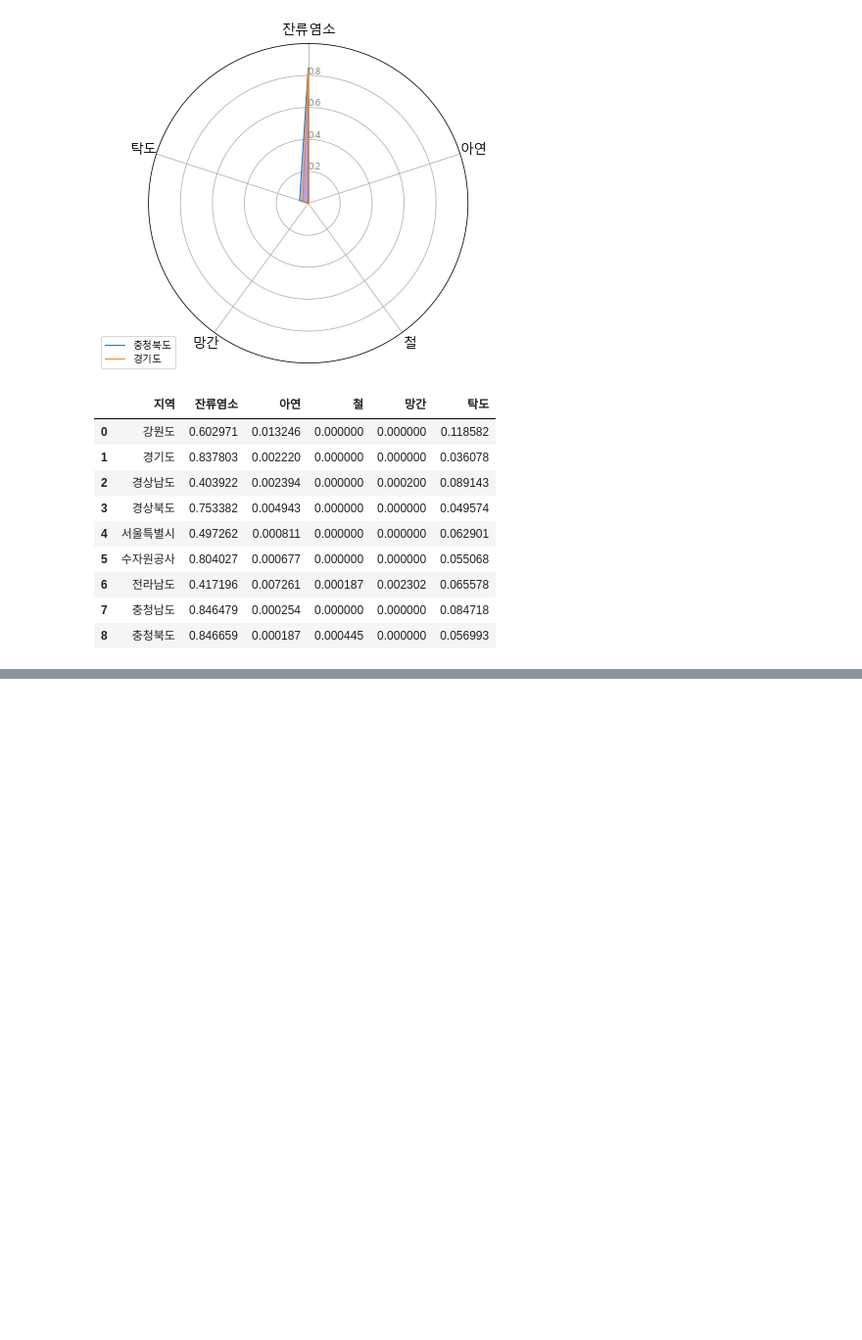
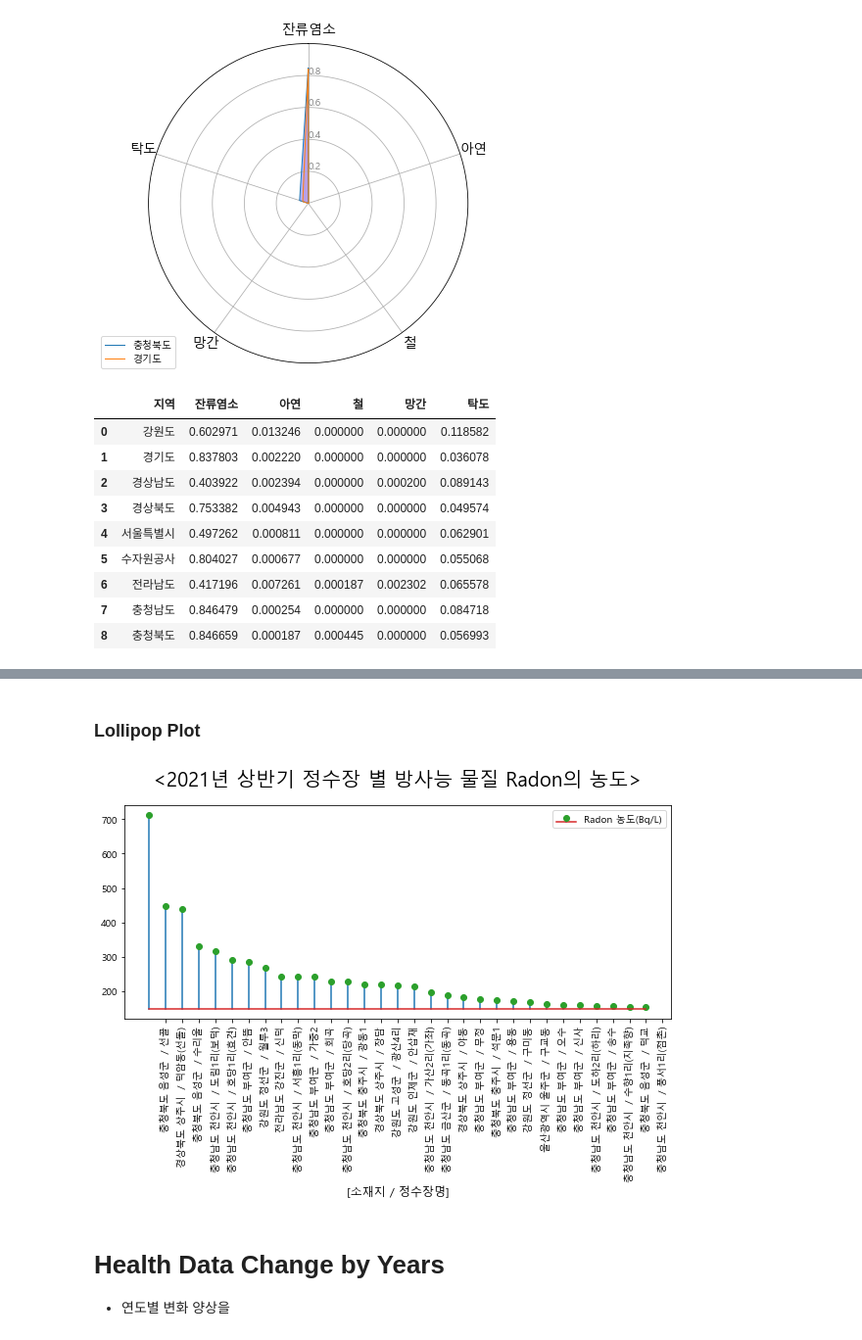
Before and after one commit to BreadFeet/K-water_project, a Jupyter notebook: myanalysis/03_Data_Analysis.ipynb, the cells around one changed output, grey strips where cells are left out. Shown at 98% size. Cells and saved outputs as stored; diff of their text form; code cells hidden in the pictures; blank space fills up the shorter version.

```diff
--- a/myanalysis/03_Data_Analysis.ipynb
+++ b/myanalysis/03_Data_Analysis.ipynb
@@ -571,0 +679,3 @@ df_21
+# %%
+rd = pd.read_excel('../data/rawdata/radon.xlsx', engine='openpyxl')
+rd.head()
@@ -571,0 +689,3 @@ df_21
+# %%
+rd.sort_values('Radon', ascending=False, ignore_index=True, inplace=True)
+rd
@@ -571,0 +706,4 @@ df_21
+# %%
+# x축 고려해서 소재지 + 시설명 만들기
+rd['소재지 / 정수장명'] = rd['소재지'] + ' / ' + rd['시설명']
+rd
@@ -571,0 +724,4 @@ df_21
+# %%
+# 기준치 이상인 곳만 추출
+rd148 = rd[rd['Radon'] > 148]
+rd148
@@ -571,0 +746,17 @@ df_21
+# %% [markdown]
+### Lollipop Plot
+# %%
+plt.figure(figsize=(10, 4))
+plt.stem(rd148['Radon'], markerfmt='C2o', bottom=148, label='Radon 농도(Bq/L)')
+plt.xticks(range(1, len(rd148)+1), rd148['소재지 / 정수장명'], rotation=90)
+
+plt.title('<2021년 상반기 정수장 별 방사능 물질 Radon의 농도>', fontsize=20, pad=20)
+plt.xlabel('[소재지 / 정수장명]', fontsize=12)
+
+plt.legend()
+plt.show()
+# %% [output]
+[figure, added]
+# %% [markdown]
+# Health Data Change by Years
+* 연도별 변화 양상을
```
Also changed, not shown: parts of 17 cells of this notebook, 2 other files.
